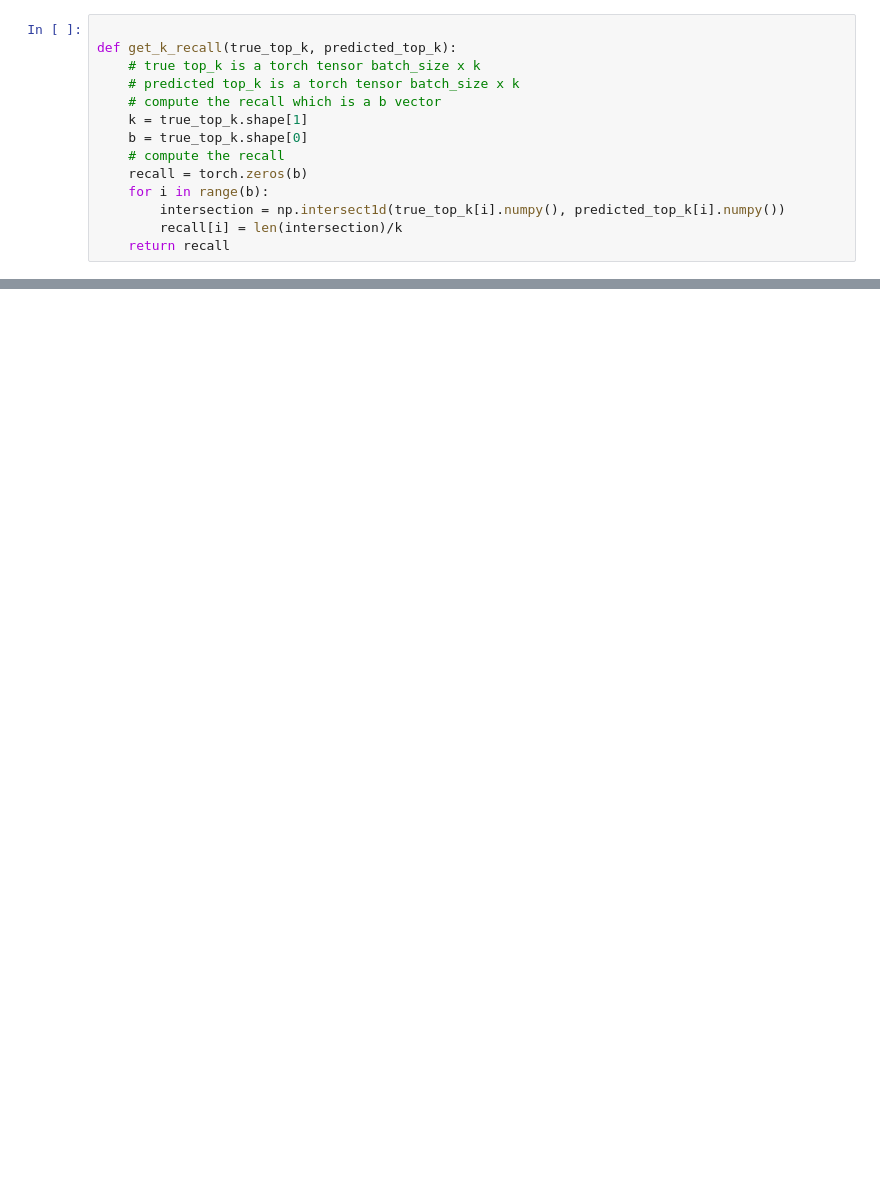
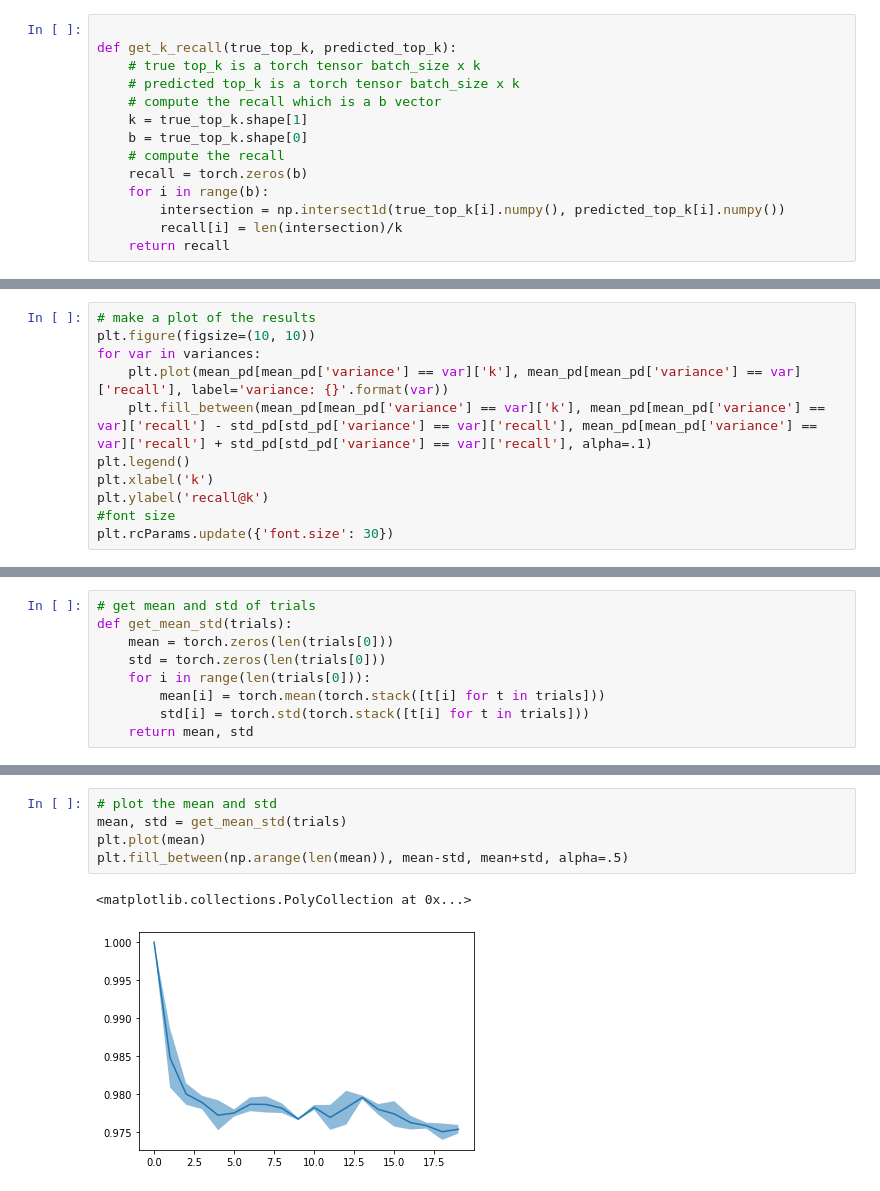
Before and after one commit to seanjaffe1/khopfield, a Jupyter notebook: document_retireval.ipynb, the cells around one changed output, grey strips where cells are left out. Drawn from its saved outputs; the diff is of its cells as text; blank space fills up the shorter version.

```diff
--- a/document_retireval.ipynb
+++ b/document_retireval.ipynb
@@ -172,0 +266,11 @@ tensor([5., 5., 5., 5., 5.])
+# %%
+# make a plot of the results
+plt.figure(figsize=(10, 10))
+for var in variances:
+    plt.plot(mean_pd[mean_pd['variance'] == var]['k'], mean_pd[mean_pd['variance'] == var]['recall'], label='variance: {}'.format(var))
+    plt.fill_between(mean_pd[mean_pd['variance'] == var]['k'], mean_pd[mean_pd['variance'] == var]['recall'] - std_pd[std_pd['variance'] == var]['recall'], mean_pd[mean_pd['variance'] == var]['recall'] + std_pd[std_pd['variance'] == var]['recall'], alpha=.1)
+plt.legend()
+plt.xlabel('k')
+plt.ylabel('recall@k')
+#font size
+plt.rcParams.update({'font.size': 30})
@@ -172,0 +291,9 @@ tensor([5., 5., 5., 5., 5.])
+# %%
+# get mean and std of trials
+def get_mean_std(trials):
+    mean = torch.zeros(len(trials[0]))
+    std = torch.zeros(len(trials[0]))
+    for i in range(len(trials[0])):
+        mean[i] = torch.mean(torch.stack([t[i] for t in trials]))
+        std[i] = torch.std(torch.stack([t[i] for t in trials]))
+    return mean, std
@@ -172,0 +309,8 @@ tensor([5., 5., 5., 5., 5.])
+# %%
+# plot the mean and std
+mean, std = get_mean_std(trials)
+plt.plot(mean)
+plt.fill_between(np.arange(len(mean)), mean-std, mean+std, alpha=.5)
+# %% [output]
+<matplotlib.collections.PolyCollection at 0x...>
+[figure, added]
```
Also changed, not shown: parts of 24 cells of this notebook, 1 other file.
